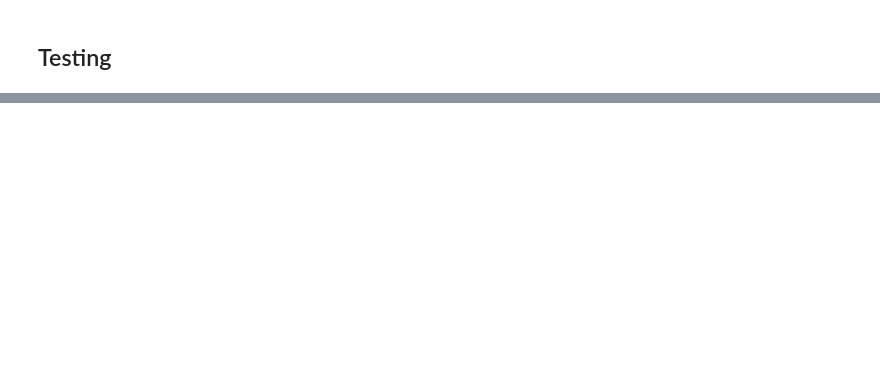
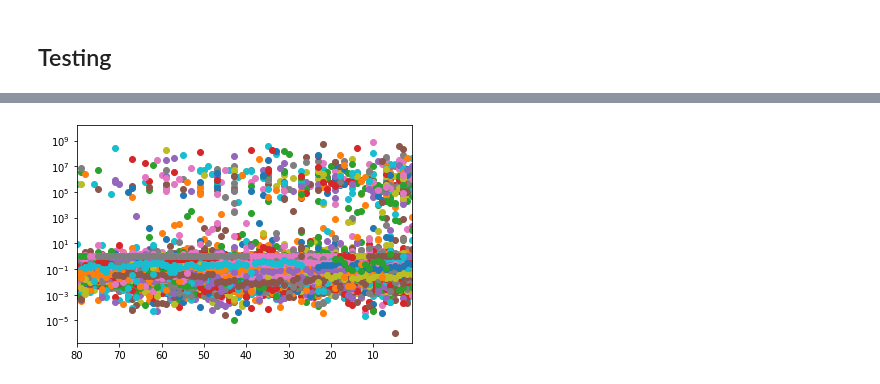
Before and after one commit to Krankile/npmf, a Jupyter notebook: notebooks/data_collection.ipynb, the cells around one changed output, grey strips where cells are left out. Saved outputs shown, nothing was run; the diff lists cells and outputs as text; code cells hidden in the pictures; blank space fills up the shorter version.

```diff
--- a/notebooks/data_collection.ipynb
+++ b/notebooks/data_collection.ipynb
@@ -359,0 +595,6 @@ Find logs at: .\wandb\run-20220426_132936-8ydhaig0\logs
+# %%
+plt.xlim(80)
+print_all(margin_lists, "scatter", log_toggle=True)
+#print_all(ebit_list, "scatter", log_toggle=True)
+# %% [output]
+[figure, added]
```
Also changed, not shown: parts of 38 cells of this notebook.
